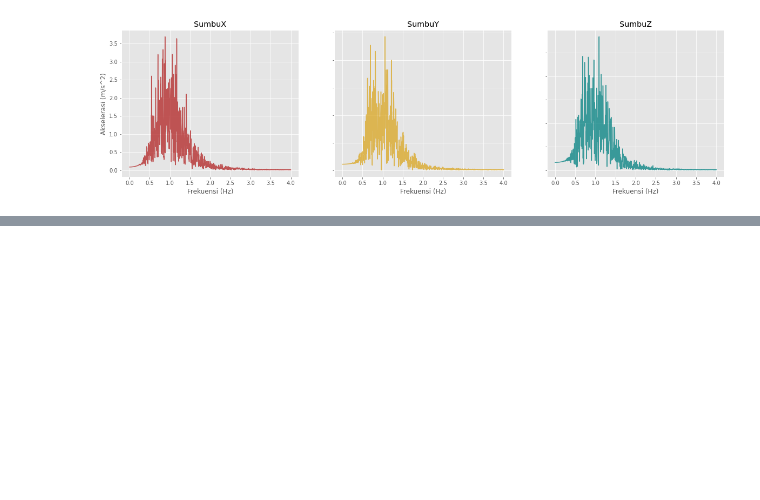
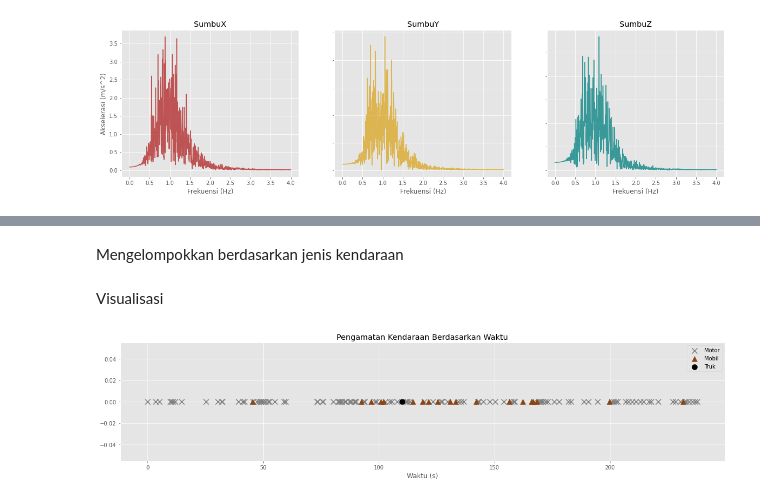
Before and after one commit to Otniel113/IoT_Jalan, a Jupyter notebook: IoT_Jalan.ipynb, the cells around one changed output, grey strips where cells are left out. Drawn from its saved outputs; the diff is of its cells as text; code cells hidden in the pictures; blank space fills up the shorter version.

Commit message:
Milestone 3 Soal 1 (Unfinished)
Masih melakukan plot untuk mempermudah menjawab soal nomor 1

```diff
--- a/IoT_Jalan.ipynb
+++ b/IoT_Jalan.ipynb
@@ -267,0 +274,4 @@ plt.show()
+# %%
+titik_penanda = np.zeros(len(df_kendaraan))
+df_kendaraan['Titik Penanda'] = titik_penanda
+df_kendaraan.head()
@@ -267,0 +285,19 @@ plt.show()
+# %% [markdown]
+Mengelompokkan berdasarkan jenis kendaraan
+# %%
+motor = df_kendaraan[df_kendaraan['Kendaraan'] == 'Motor']
+mobil = df_kendaraan[df_kendaraan['Kendaraan'] == 'Mobil']
+truk = df_kendaraan[df_kendaraan['Kendaraan'] == 'Truk']
+# %% [markdown]
+Visualisasi
+# %%
+plt.figure(figsize=(20,4))
+plt.scatter(x=motor['Time'], y=motor['Titik Penanda'], marker='x', s=100, color='gray')
+plt.scatter(x=mobil['Time'], y=mobil['Titik Penanda'], marker='^', s=100, color='saddlebrown')
+plt.scatter(x=truk['Time'], y=truk['Titik Penanda'], marker='o', s=100, color='black')
+plt.legend(['Motor', 'Mobil', 'Truk'])
+plt.title('Pengamatan Kendaraan Berdasarkan Waktu')
+plt.xlabel('Waktu (s)')
+plt.show()
+# %% [output]
+[figure, added]
```
Also changed, not shown: parts of 12 cells of this notebook.
